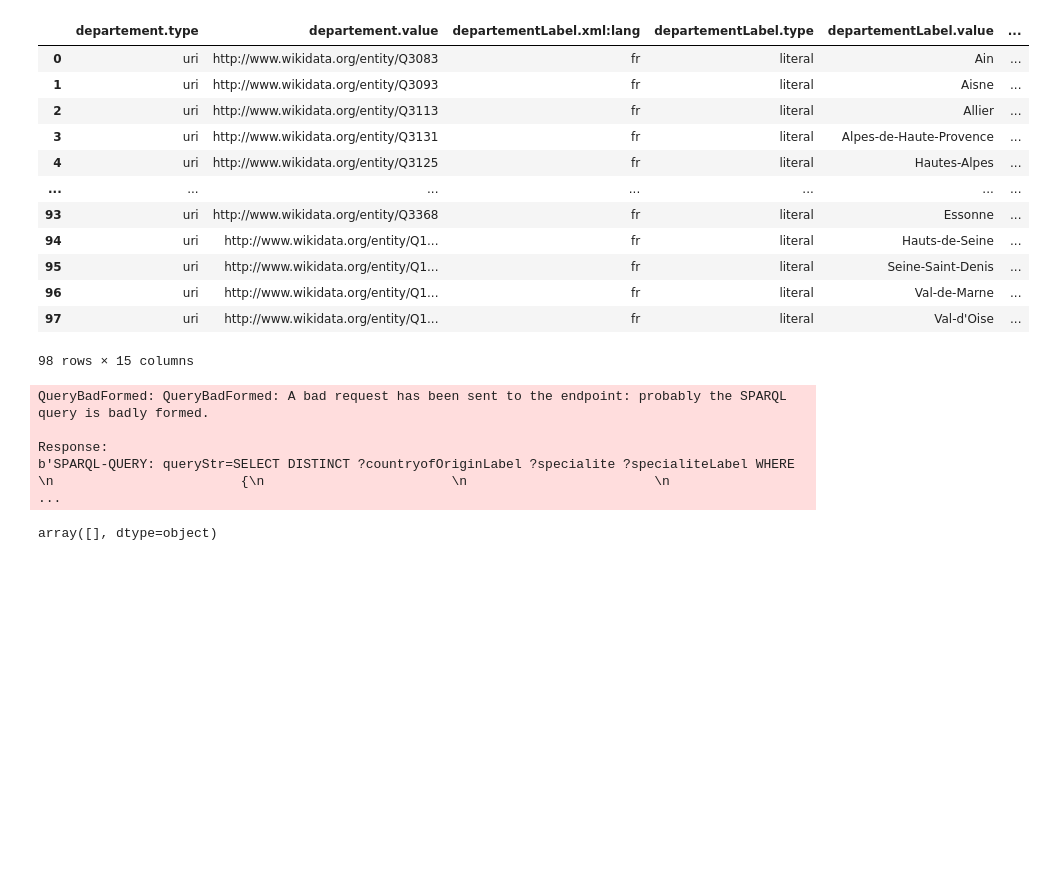
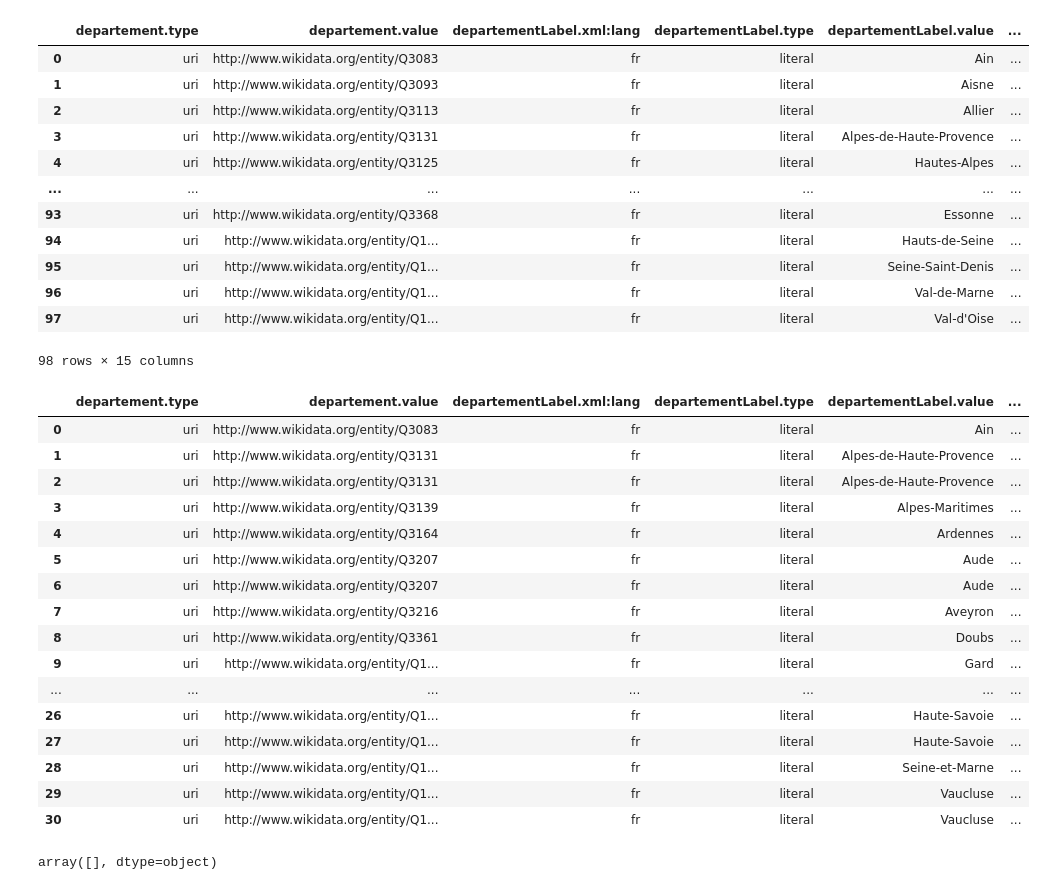
Before and after one commit to romainf28/CR_quiz_sparql, a Jupyter notebook: Notebook query.ipynb, the cells around one changed output. Saved outputs shown, nothing was run; the diff lists cells and outputs as text; code cells hidden in the pictures; blank space fills up the shorter version.

Commit message:
fix beug in lieu query and replace

```diff
--- a/Notebook query.ipynb
+++ b/Notebook query.ipynb
@@ -167,12 +167,42 @@ query_specialite = """SELECT DISTINCT ?countryofOriginLabel ?specialite ?special
 
                         ORDER BY ?specialite"""
 # %%
-df_specialite = query_handler_.execute_query(query_specialite)
+df_specialite = query_handler_.execute_query("""SELECT DISTINCT ?departement ?departementLabel ?lieuLabel ?imagelieu ?code_insee
+                    WHERE
+                        {
+                        ?departement wdt:P31 wd:Q6465;
+                        wdt:P2586 ?code_insee.
+
+                        ?lieu wdt:P31 wd:Q570116;
+                        wdt:P18 ?imagelieu;
+                        wdt:P131 ?location.
+
+                        ?location wdt:P131 ?departement.
+
+                        SERVICE wikibase:label { bd:serviceParam wikibase:language "fr" }
+                        }
+
+                        ORDER BY ?code_insee""")
-# %% [output]
-QueryBadFormed: QueryBadFormed: A bad request has been sent to the endpoint: probably the SPARQL query is badly formed.
-
-Response:
-b'SPARQL-QUERY: queryStr=SELECT DISTINCT ?countryofOriginLabel ?specialite ?specialiteLabel WHERE \n                        {\n                        \n                        \n                      ...
+# %%
+df_specialite
+# %% [output]
+|  | departement.type | departement.value | departementLabel.xml:lang | departementLabel.type | departementLabel.value | ... |
+| 0 | uri | http://www.wikidata.org/entity/Q3083 | fr | literal | Ain | ... |
+| 1 | uri | http://www.wikidata.org/entity/Q3131 | fr | literal | Alpes-de-Haute-Provence | ... |
+| 2 | uri | http://www.wikidata.org/entity/Q3131 | fr | literal | Alpes-de-Haute-Provence | ... |
+| 3 | uri | http://www.wikidata.org/entity/Q3139 | fr | literal | Alpes-Maritimes | ... |
+| 4 | uri | http://www.wikidata.org/entity/Q3164 | fr | literal | Ardennes | ... |
+| 5 | uri | http://www.wikidata.org/entity/Q3207 | fr | literal | Aude | ... |
+| 6 | uri | http://www.wikidata.org/entity/Q3207 | fr | literal | Aude | ... |
+| 7 | uri | http://www.wikidata.org/entity/Q3216 | fr | literal | Aveyron | ... |
+| 8 | uri | http://www.wikidata.org/entity/Q3361 | fr | literal | Doubs | ... |
+| 9 | uri | http://www.wikidata.org/entity/Q1... | fr | literal | Gard | ... |
+| ... | ... | ... | ... | ... | ... | ... |
+| 26 | uri | http://www.wikidata.org/entity/Q1... | fr | literal | Haute-Savoie | ... |
+| 27 | uri | http://www.wikidata.org/entity/Q1... | fr | literal | Haute-Savoie | ... |
+| 28 | uri | http://www.wikidata.org/entity/Q1... | fr | literal | Seine-et-Marne | ... |
+| 29 | uri | http://www.wikidata.org/entity/Q1... | fr | literal | Vaucluse | ... |
+| 30 | uri | http://www.wikidata.org/entity/Q1... | fr | literal | Vaucluse | ... |
 # %%
 df_specialite[df_specialite["countryofOriginLabel.value"]=="France"]["specialiteLabel.value"].unique()
 # %% [output]
```
Also changed, not shown: 7 other files.
